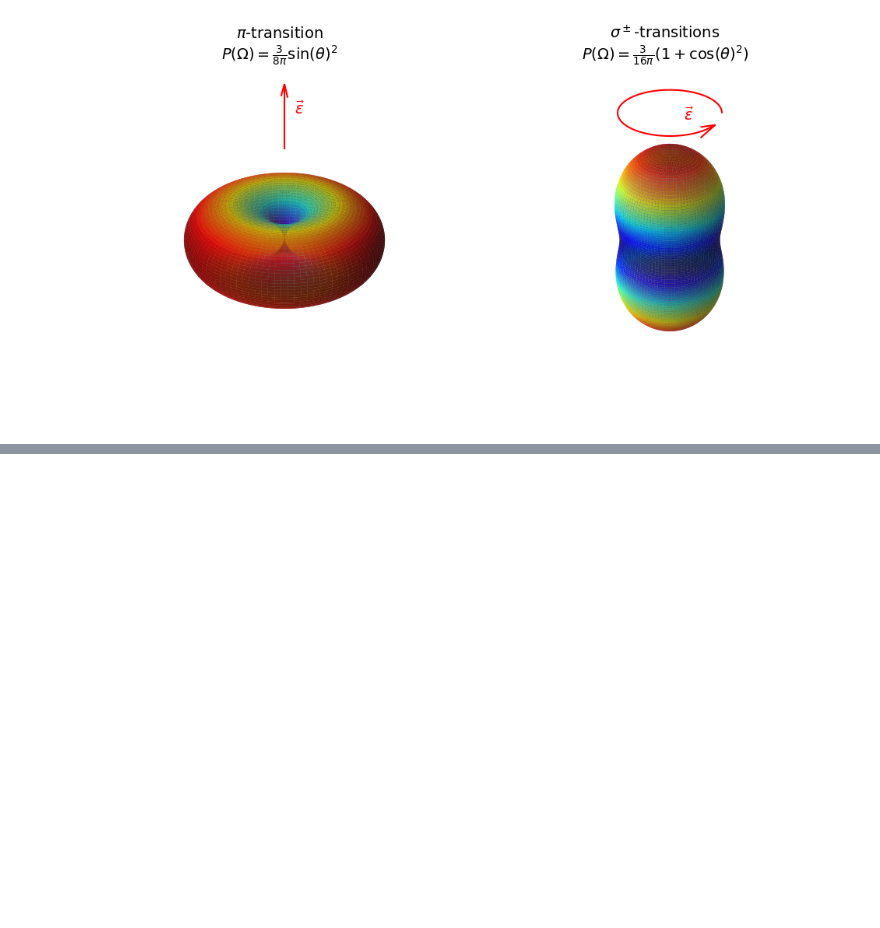
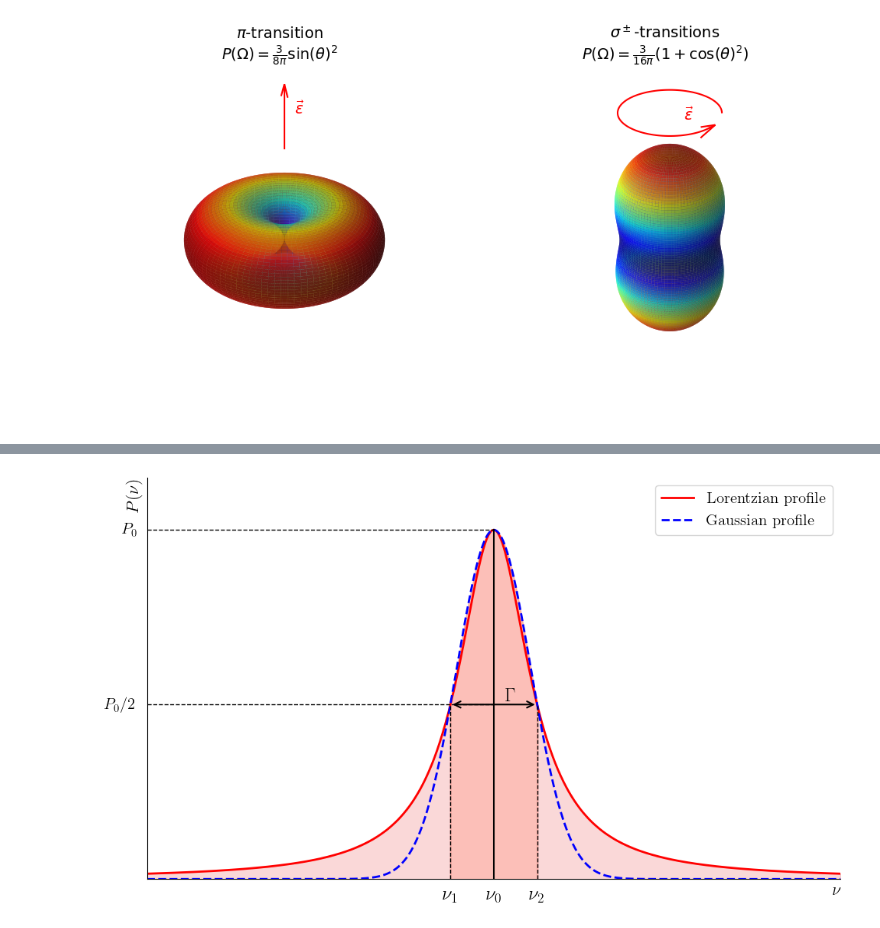
Before and after one commit to fsch-d/fsch-d.github.io, a Jupyter notebook: phys4343/_figures.ipynb, the cells around one changed output, grey strips where cells are left out. Cells and saved outputs as stored; diff of their text form; code cells hidden in the pictures; blank space fills up the shorter version.

```diff
--- a/phys4343/_figures.ipynb
+++ b/phys4343/_figures.ipynb
@@ -2165,0 +1923,100 @@ plt.show()
+# %%
+import numpy as np
+import matplotlib.pyplot as plt
+from scipy.stats import norm, cauchy
+
+# Enable LaTeX rendering
+plt.rcParams['text.usetex'] = True
+plt.rcParams['font.family'] = 'serif'
+plt.rcParams['font.size'] = 15
+
+# Create figure and axis
+fig, ax = plt.subplots(figsize=(10, 6))
+
+# Define the line profile parameters
+v0 = 0  # Center frequency
+sigma = 1  # Standard deviation for Gaussian profile
+v = np.linspace(-4, 4, 1000)
+
+# Create Gaussian and Lorentzian profile for the spectral line
+P = norm.pdf(v, v0, sigma/2.35)
+P = P / P.max()  # Normalize to peak at 1
+L = cauchy.pdf(2*(v-v0)/sigma)
+L = L / L.max()
+
+# Define key positions
+P0 = 1.0  # Peak intensity
+P_half = 0.5  # Half maximum
+
+# Find FWHM positions (Full Width at Half Maximum)
+idx_half_left = np.argmin(np.abs(P[:500] - P_half))
+idx_half_right = np.argmin(np.abs(P[500:] - P_half)) + 500
+v1 = v[idx_half_left]
+v2 = v[idx_half_right]
+
+# Plot the main curve
+ax.plot(v, L, 'r-', linewidth=2, label = r'Lorentzian profile')
+ax.plot(v, P, 'b--', linewidth=2, label = r'Gaussian profile')
+
+
+# Fill areas
+# Line core (Linienkern)
+core_mask = (v >= v1) & (v <= v2)
+ax.fill_between(v[core_mask], 0, P[core_mask], alpha=0.5, color='salmon')
+
+# Line wings (Linienflügel)
+left_wing_mask = v < v1
+right_wing_mask = v > v2
+ax.fill_between(v[left_wing_mask], 0, L[left_wing_mask], alpha=0.3, color='lightcoral')
+ax.fill_between(v[right_wing_mask], 0, L[right_wing_mask], alpha=0.3, color='lightcoral')
+
+# Add horizontal dashed lines
+ax.plot([-4,0], [P0,P0] , 'k--', linewidth=1)
+ax.plot([-4,0], [P_half,P_half] , 'k--', linewidth=1)
+
+# Add vertical lines
+ax.plot([v0, v0], [0, P0], 'k-', linewidth=1.5)
+ax.plot([v1, v1], [0, P_half], 'k--', linewidth=1)
+ax.plot([v2, v2], [0, P_half], 'k--', linewidth=1)
+
+# Add annotations for δν (line width)
+ax.annotate('', xy=(v2, P_half), xytext=(v1, P_half),
+            arrowprops=dict(arrowstyle='<->', color='black', lw=1.5))
+ax.text(v0 + 0.2, P_half + 0.01, r'$\Gamma$', ha='center', fontsize=18)
+
+
+# Y-axis labels
+ax.text(-4.3, P0, r'$P_0$', ha='left', va='center', fontsize=15)
+ax.text(-4.5, P_half, r'$P_0/2$', ha='left', va='center', fontsize=15)
+
+# X-axis labels
+ax.text(v1, -0.021, r'$\nu_1$', ha='center', va='top', fontsize=18)
+ax.text(v0, -0.021, r'$\nu_0$', ha='center', va='top', fontsize=18)
+ax.text(v2, -0.021, r'$\nu_2$', ha='center', va='top', fontsize=18)
+
+# Set labels and title
+ax.set_xlabel(r'$\nu$', loc='right', fontsize=16)
+ax.set_ylabel(r'$P(\nu)$', loc='top', fontsize=16)
+#ax.set_title(r'Line Profile of a Spectral Line', fontsize=1, pad=15)
+
+# Set axis limits
+ax.set_xlim(-4, 4)
+ax.set_ylim(0, 1.15)
+
+# Remove tick marks and labels
+ax.set_xticks([])
+ax.set_yticks([])
+
+# Remove top and right spines
+ax.spines['top'].set_visible(False)
+ax.spines['right'].set_visible(False)
+
+# Set grid
+ax.grid(alpha=0.3, linestyle=':', linewidth=0.5)
+ax.legend()
+
+
+plt.tight_layout()
+plt.show()
+# %% [output]
+[figure, added]
```
Also changed, not shown: parts of 7 cells of this notebook, 45 other files.
